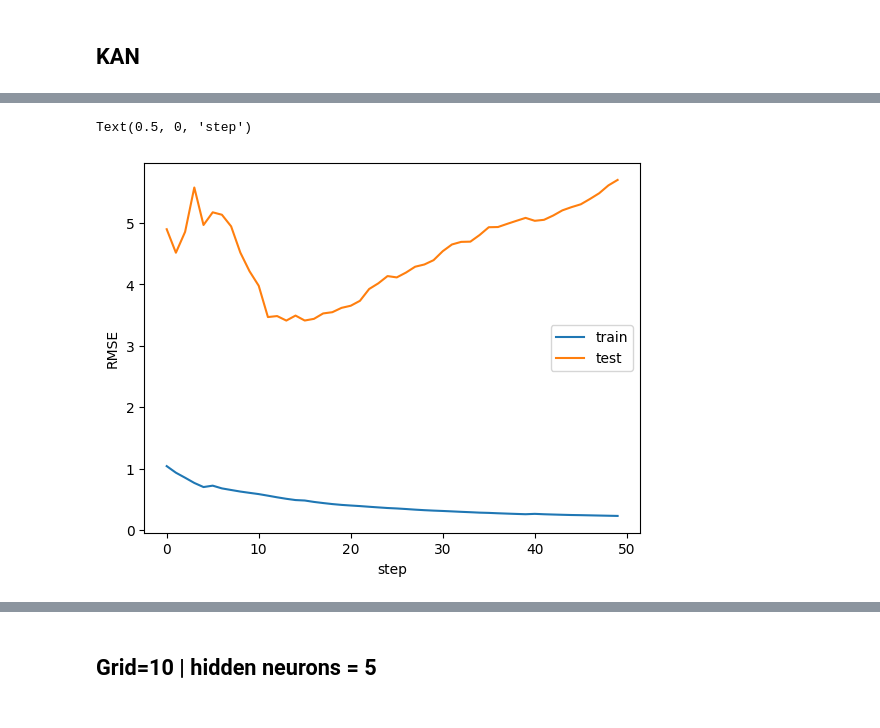
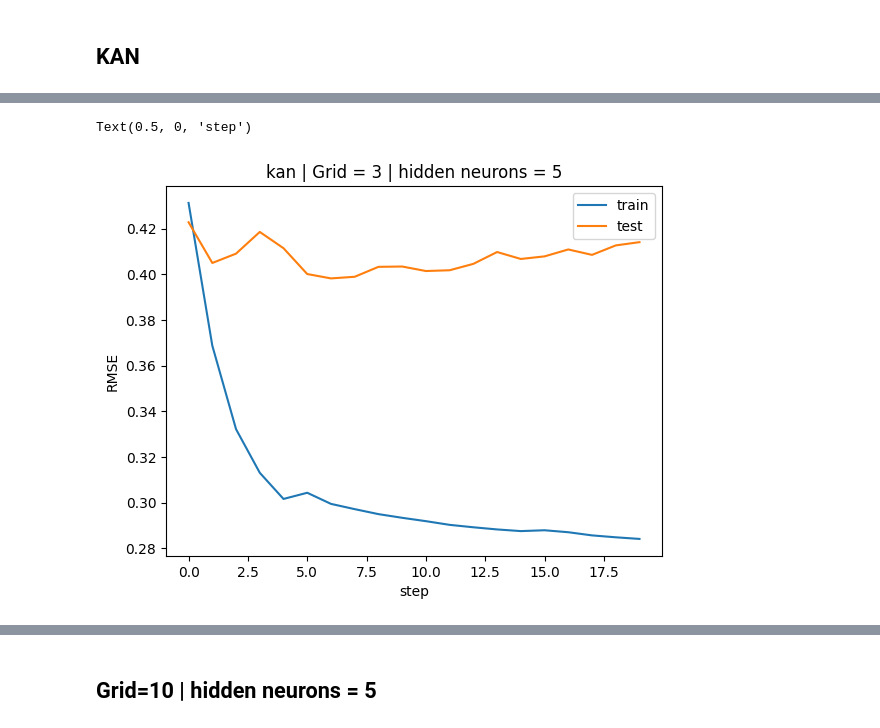
Before and after one commit to Gavr101/Spectroscopy_FL_4_ions, a Jupyter notebook: Squeezed_input.ipynb, the cells around one changed output, grey strips where cells are left out. Cells and saved outputs as stored; diff of their text form; code cells hidden in the pictures.

```diff
--- a/Squeezed_input.ipynb
+++ b/Squeezed_input.ipynb
@@ -380,0 +319,5 @@ INPUT_SHAPE = tc_x_test.shape[1]
+# %%
+model1_sym = model1.prune()
+
+model1_sym(dataset['train_input']) # it's important to do a forward first to collect activations
+model1_sym.plot(**prnt_kwrgs)
@@ -380,0 +369,3 @@ INPUT_SHAPE = tc_x_test.shape[1]
+# %%
+model1_sym.train(dataset, opt="LBFGS", steps=20)
+model1_sym.plot(**prnt_kwrgs)
@@ -383,2 +455,6 @@ INPUT_SHAPE = tc_x_test.shape[1]
 # %%
-model = KAN(width=[INPUT_SHAPE, 5, 1], grid=5, k=K)
+model5 = KAN(width=[INPUT_SHAPE, 5, 1], grid=3, k=K)
+'''
+model(dataset['train_input'])
+model.plot(beta=100)
+'''
@@ -391,11 +463,12 @@ KeyboardInterrupt:
 # %%
-result = model.train(dataset, opt="LBFGS", steps=50)
+result5 = model5.train(dataset, opt="LBFGS", steps=20)
 # %%
-plt.plot(result['train_loss'])
-plt.plot(result['test_loss'])
+plt.plot(result5['train_loss'])
+plt.plot(result5['test_loss'])
 plt.legend(['train', 'test'])
+plt.title('kan | Grid = 3 | hidden neurons = 5')
 plt.ylabel('RMSE')
 plt.xlabel('step')
 # %% [output]
 Text(0.5, 0, 'step')
-[figure, old version]
+[figure, new version]
```
Also changed, not shown: parts of 88 cells of this notebook, 2 other files.
